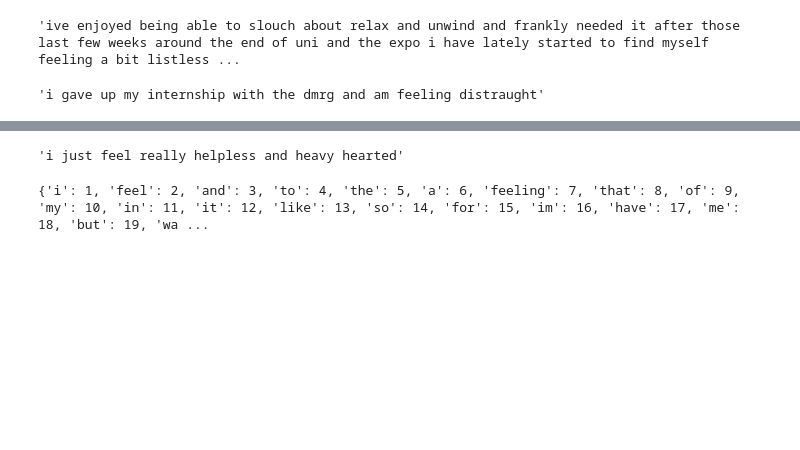
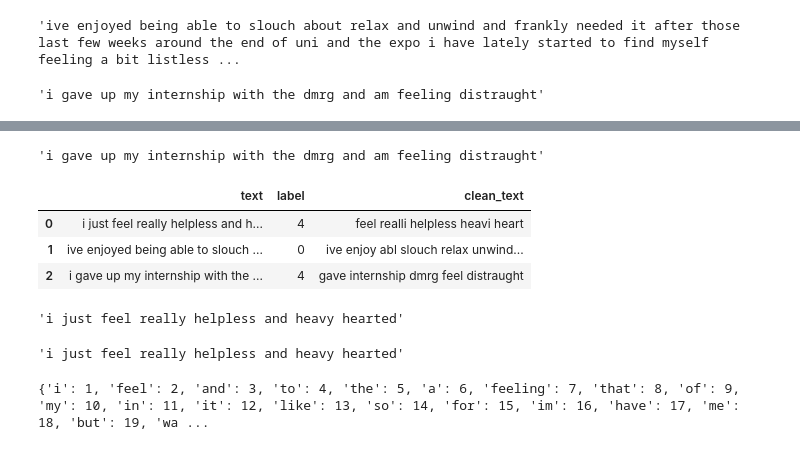
Before and after one commit to nishan129/Emotions-Classification, a Jupyter notebook: research/trials.ipynb, the cells around one changed output, grey strips where cells are left out. Cells and saved outputs as stored; diff of their text form; code cells hidden in the pictures; blank space fills up the shorter version.

```diff
--- a/research/trials.ipynb
+++ b/research/trials.ipynb
@@ -34 +50,30 @@ from tensorflow.keras.preprocessing.text import Tokenizer
+# %%
+stemmer = PorterStemmer()
+stop_words = set(stopwords.words('english'))
+# %%
+def clean_text(text):
+    text = text.lower()
+    text = re.sub(r'http\S+', '', text)
+    text = re.sub(r'www\.\S+', '', text)
+    text = re.sub(r'[^\w\s]', '', text)
+    text = re.sub('\w*\d\w*', '', text)
+    tokens = word_tokenize(text)
+    # Remove stopwords and stem tokens
+    cleaned_tokens = [stemmer.stem(token) for token in tokens if token not in stop_words]
+    # Join the tokens back into a single string
+    cleaned_text = ' '.join(cleaned_tokens)
+    return cleaned_text
+# %%
+df['text'][2]
+# %% [output]
+'i gave up my internship with the dmrg and am feeling distraught'
+# %%
+df['clean_text'] = df['text'].apply(clean_text)
+# %%
+df.head(3)
+# %% [output]
+|  | text | label | clean_text |
+| 0 | i just feel really helpless and h... | 4 | feel realli helpless heavi heart |
+| 1 | ive enjoyed being able to slouch ... | 0 | ive enjoy abl slouch relax unwind... |
+| 2 | i gave up my internship with the ... | 4 | gave internship dmrg feel distraught |
 # %%
@@ -38,3 +83,7 @@ tokeniz.fit_on_texts(df['text'])
+# %%
+df['text'][0]
+# %% [output]
+'i just feel really helpless and heavy hearted'
 # %%
 df['text'][0]
 # %% [output]
```
Also changed, not shown: parts of 14 cells of this notebook, 11 other files.
